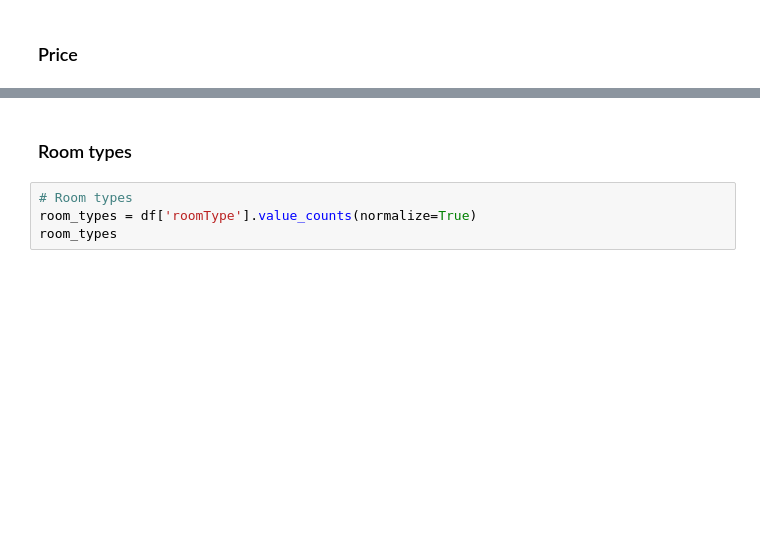
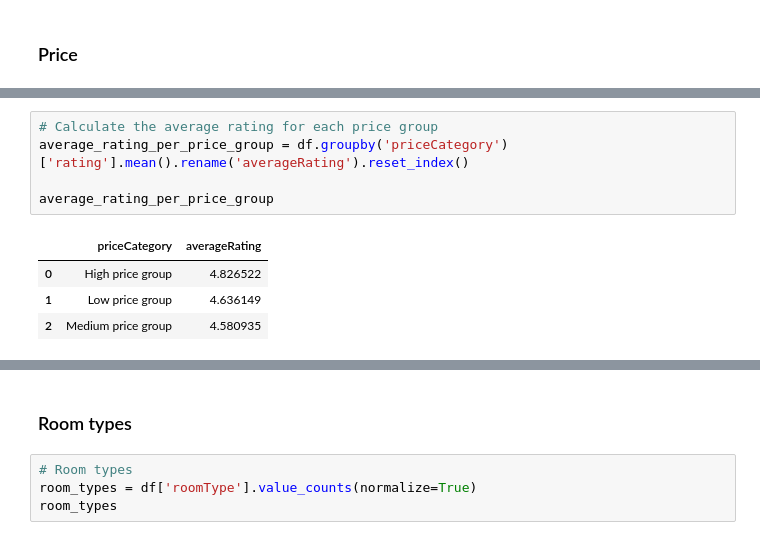
Before and after one commit to karlfilho/Airbnb_Price_Prediction, a Jupyter notebook: eda.ipynb, the cells around one changed output, grey strips where cells are left out. Drawn from its saved outputs; the diff is of its cells as text; blank space fills up the shorter version.

```diff
--- a/eda.ipynb
+++ b/eda.ipynb
@@ -78,0 +137,10 @@ for group in grouped_description.index.levels[0]:
+# %%
+# Calculate the average rating for each price group
+average_rating_per_price_group = df.groupby('priceCategory')['rating'].mean().rename('averageRating').reset_index()
+
+average_rating_per_price_group
+# %% [output]
+|  | priceCategory | averageRating |
+| 0 | High price group | 4.826522 |
+| 1 | Low price group | 4.636149 |
+| 2 | Medium price group | 4.580935 |
```
Also changed, not shown: parts of 11 cells of this notebook, 3 other files.
